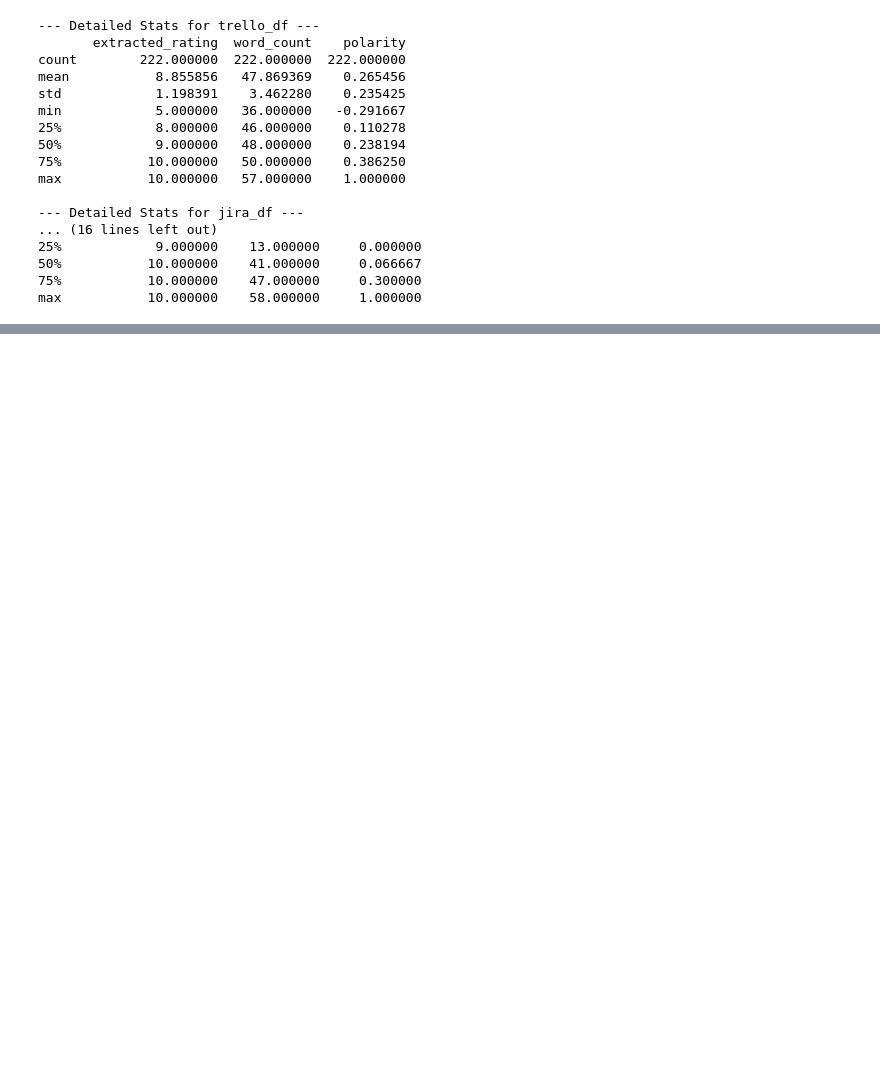
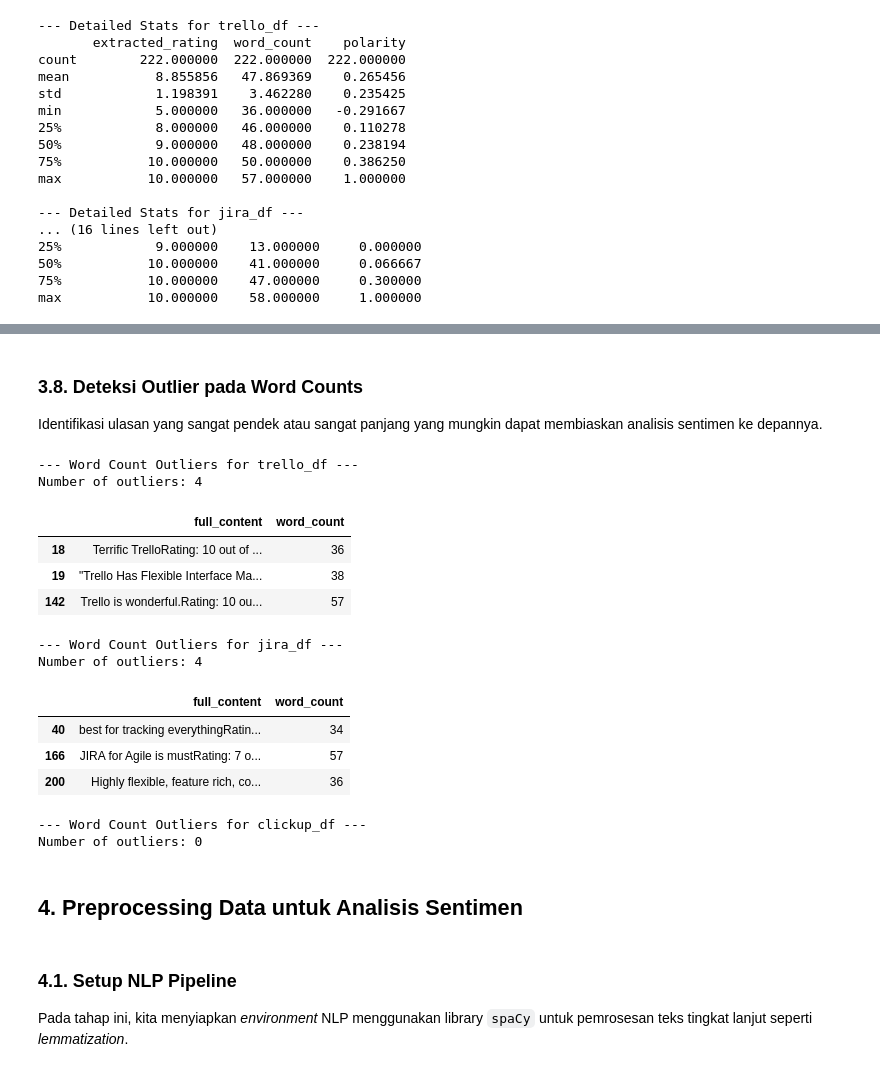
Before and after one commit to LatiefDataVisionary/pm-tools-absa-analysis, a Jupyter notebook: notebook/EDA_Clean_TrustRadius.ipynb, the cells around one changed output, grey strips where cells are left out. Drawn from its saved outputs; the diff is of its cells as text; code cells hidden in the pictures; blank space fills up the shorter version.

```diff
--- a/notebook/EDA_Clean_TrustRadius.ipynb
+++ b/notebook/EDA_Clean_TrustRadius.ipynb
@@ -425,0 +457,36 @@ max           10.000000    58.000000     1.000000
+# %% [markdown]
+### **3.8. Deteksi Outlier pada Word Counts**
+Identifikasi ulasan yang sangat pendek atau sangat panjang yang mungkin dapat membiaskan analisis sentimen ke depannya.
+# %%
+for name, df in dataframes.items():
+    print(f"\n--- Word Count Outliers for {name} ---")
+    q1 = df['word_count'].quantile(0.25)
+    q3 = df['word_count'].quantile(0.75)
+    iqr = q3 - q1
+    lower_bound = q1 - 1.5 * iqr
+    upper_bound = q3 + 1.5 * iqr
+
+    outliers = df[(df['word_count'] < lower_bound) | (df['word_count'] > upper_bound)]
+    print(f"Number of outliers: {len(outliers)}")
+    if len(outliers) > 0:
+        display(outliers[['full_content', 'word_count']].head(3))
+# %% [output]
+--- Word Count Outliers for trello_df ---
+Number of outliers: 4
+|  | full_content | word_count |
+| 18 | Terrific TrelloRating: 10 out of ... | 36 |
+| 19 | "Trello Has Flexible Interface Ma... | 38 |
+| 142 | Trello is wonderful.Rating: 10 ou... | 57 |
+--- Word Count Outliers for jira_df ---
+Number of outliers: 4
+|  | full_content | word_count |
+| 40 | best for tracking everythingRatin... | 34 |
+| 166 | JIRA for Agile is mustRating: 7 o... | 57 |
+| 200 | Highly flexible, feature rich, co... | 36 |
+--- Word Count Outliers for clickup_df ---
+Number of outliers: 0
+# %% [markdown]
+## **4. Preprocessing Data untuk Analisis Sentimen**
+# %% [markdown]
+### **4.1. Setup NLP Pipeline**
+Pada tahap ini, kita menyiapkan *environment* NLP menggunakan library `spaCy` untuk pemrosesan teks tingkat lanjut seperti *lemmatization*.
```
Also changed, not shown: parts of 23 cells of this notebook.
